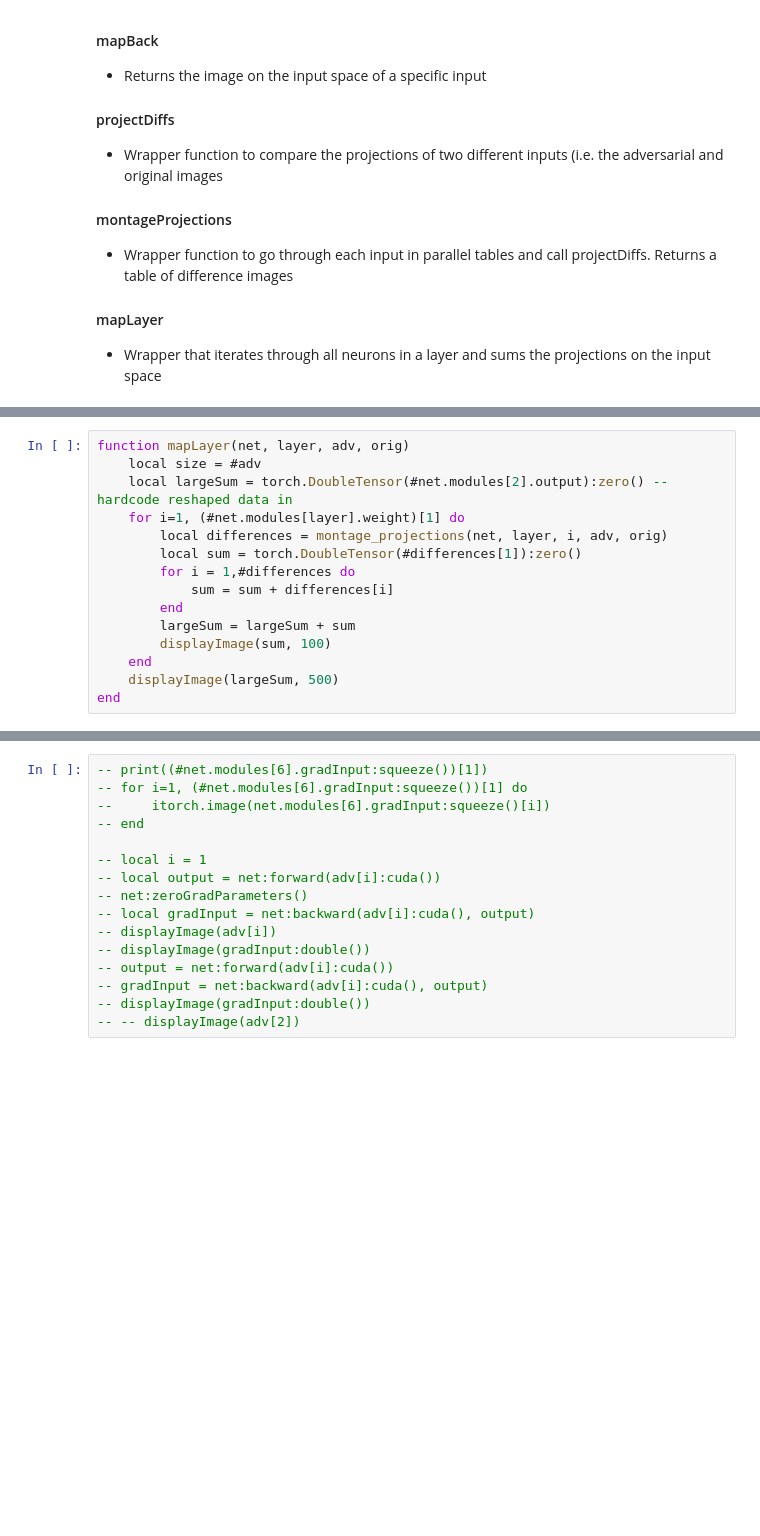
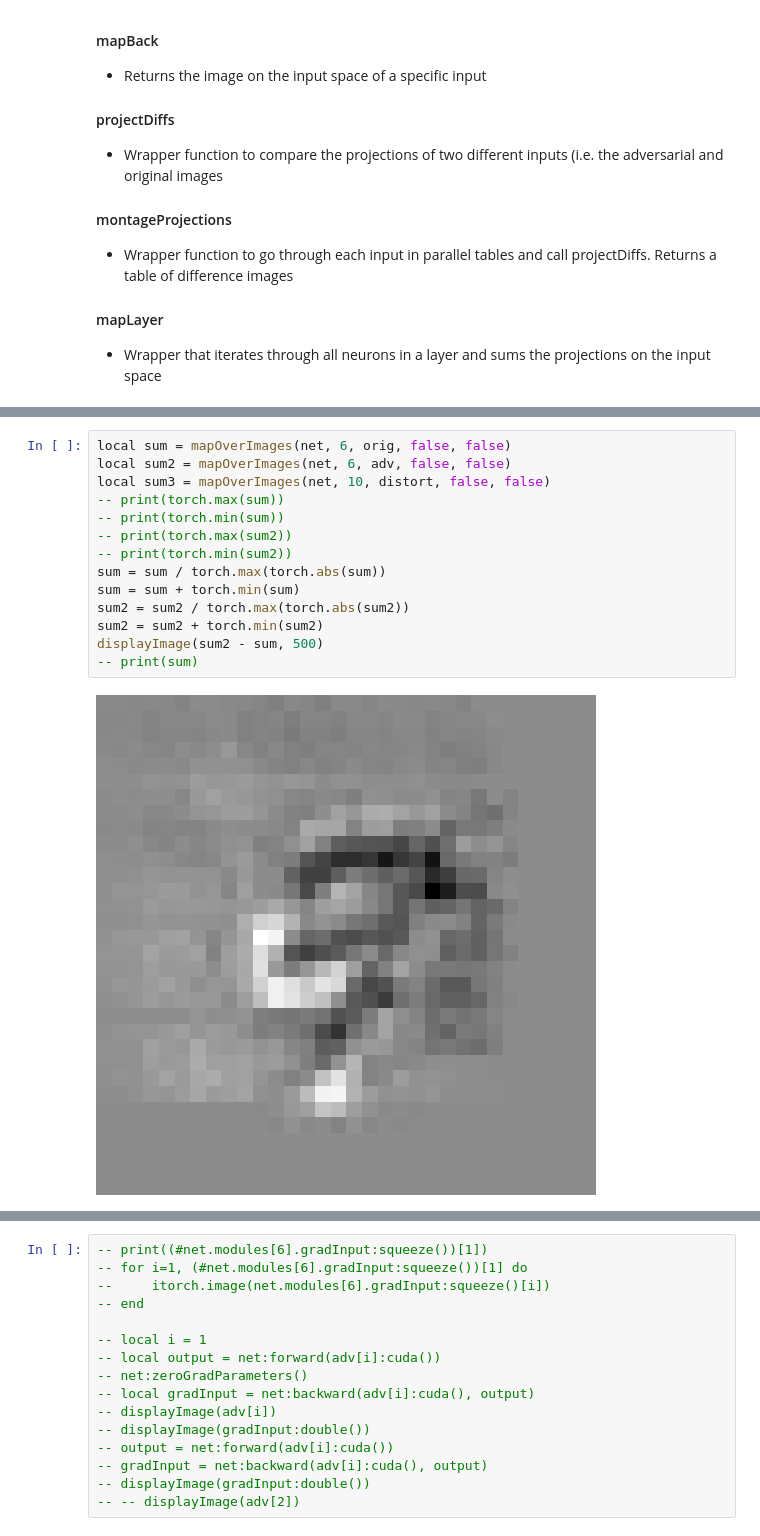
Before and after one commit to hinthornw/junior-iw, a Jupyter notebook: transform_notebook.ipynb, the cells around one changed output, grey strips where cells are left out. Saved outputs shown, nothing was run; the diff lists cells and outputs as text; blank space fills up the shorter version.

```diff
--- a/transform_notebook.ipynb
+++ b/transform_notebook.ipynb
@@ -432,15 +529,16 @@ end
-# %%
-function mapLayer(net, layer, adv, orig)
-    local size = #adv
-    local largeSum = torch.DoubleTensor(#net.modules[2].output):zero() -- hardcode reshaped data in
-    for i=1, (#net.modules[layer].weight)[1] do
-        local differences = montage_projections(net, layer, i, adv, orig)
-        local sum = torch.DoubleTensor(#differences[1]):zero()
-        for i = 1,#differences do
-            sum = sum + differences[i]
-        end
-        largeSum = largeSum + sum
-        displayImage(sum, 100)
-    end
-    displayImage(largeSum, 500)
-end
+# %%
+local sum = mapOverImages(net, 6, orig, false, false)
+local sum2 = mapOverImages(net, 6, adv, false, false)
+local sum3 = mapOverImages(net, 10, distort, false, false)
+-- print(torch.max(sum))
+-- print(torch.min(sum))
+-- print(torch.max(sum2))
+-- print(torch.min(sum2))
+sum = sum / torch.max(torch.abs(sum))
+sum = sum + torch.min(sum)
+sum2 = sum2 / torch.max(torch.abs(sum2))
+sum2 = sum2 + torch.min(sum2)
+displayImage(sum2 - sum, 500)
+-- print(sum)
+# %% [output]
+[figure, added]
```
Also changed, not shown: parts of 36 cells of this notebook.
